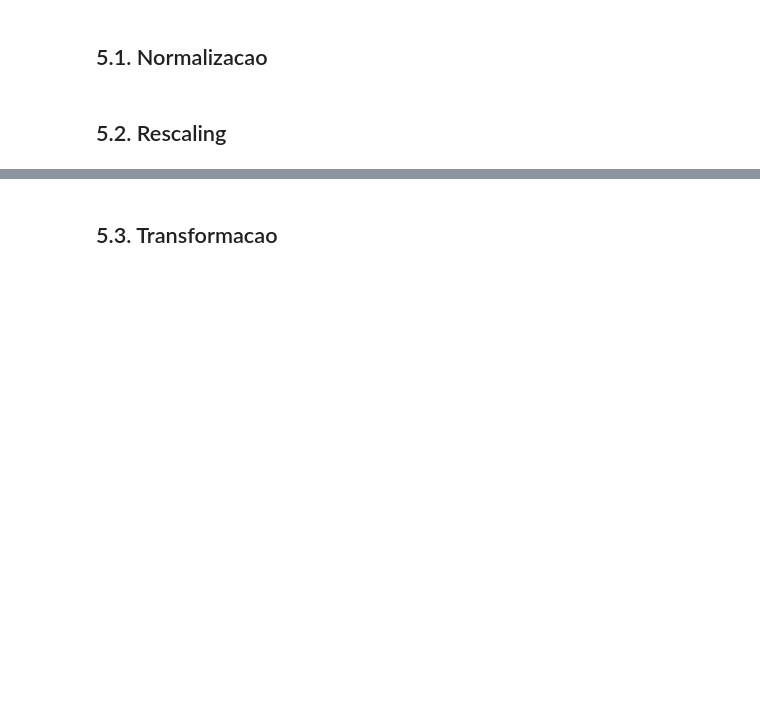
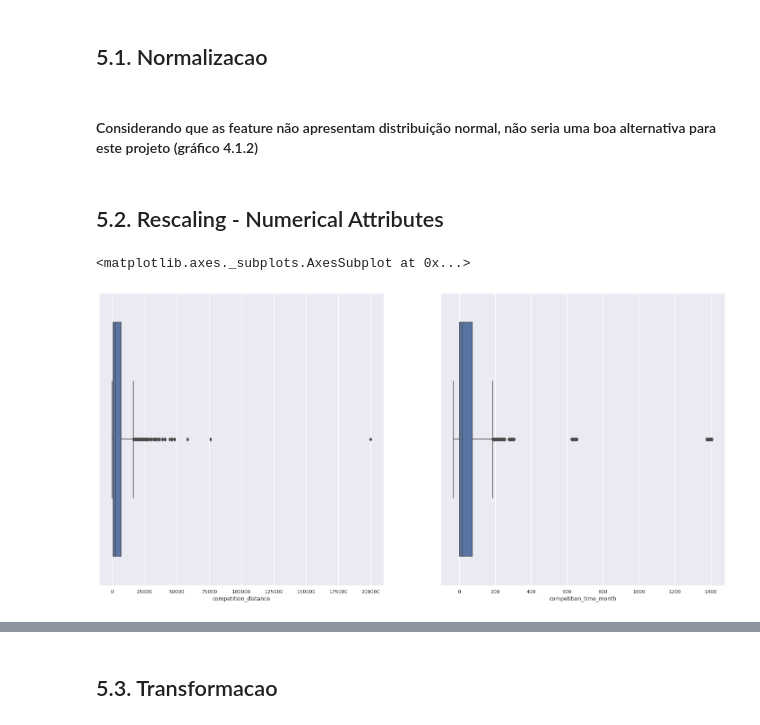
Before and after one commit to Vinicbf/Rossmann_Store_Sales, a Jupyter notebook: store_sales_prediction.ipynb, the cells around one changed output, grey strips where cells are left out. Cells and saved outputs as stored; diff of their text form; code cells hidden in the pictures; blank space fills up the shorter version.

```diff
--- a/store_sales_prediction.ipynb
+++ b/store_sales_prediction.ipynb
@@ -876,5 +868,17 @@ sns.heatmap( d, annot=True )
 df5 = df4.copy()
 # %% [markdown]
 ## 5.1. Normalizacao
+# %% [markdown]
+#### Considerando que as feature não apresentam distribuição normal, não seria uma boa alternativa para este projeto (gráfico 4.1.2)
 # %% [markdown]
-## 5.2. Rescaling
+## 5.2. Rescaling - Numerical Attributes
+# %%
+# Verificação de outliers - identificado ( RobustScaler )
+plt.subplot( 1, 2, 1)
+sns.boxplot( df5['competition_distance'])
+
+plt.subplot( 1, 2, 2)
+sns.boxplot( df5['competition_time_month'])
+# %% [output]
+<matplotlib.axes._subplots.AxesSubplot at 0x...>
+[figure, added]
```
Also changed, not shown: parts of 49 cells of this notebook.
